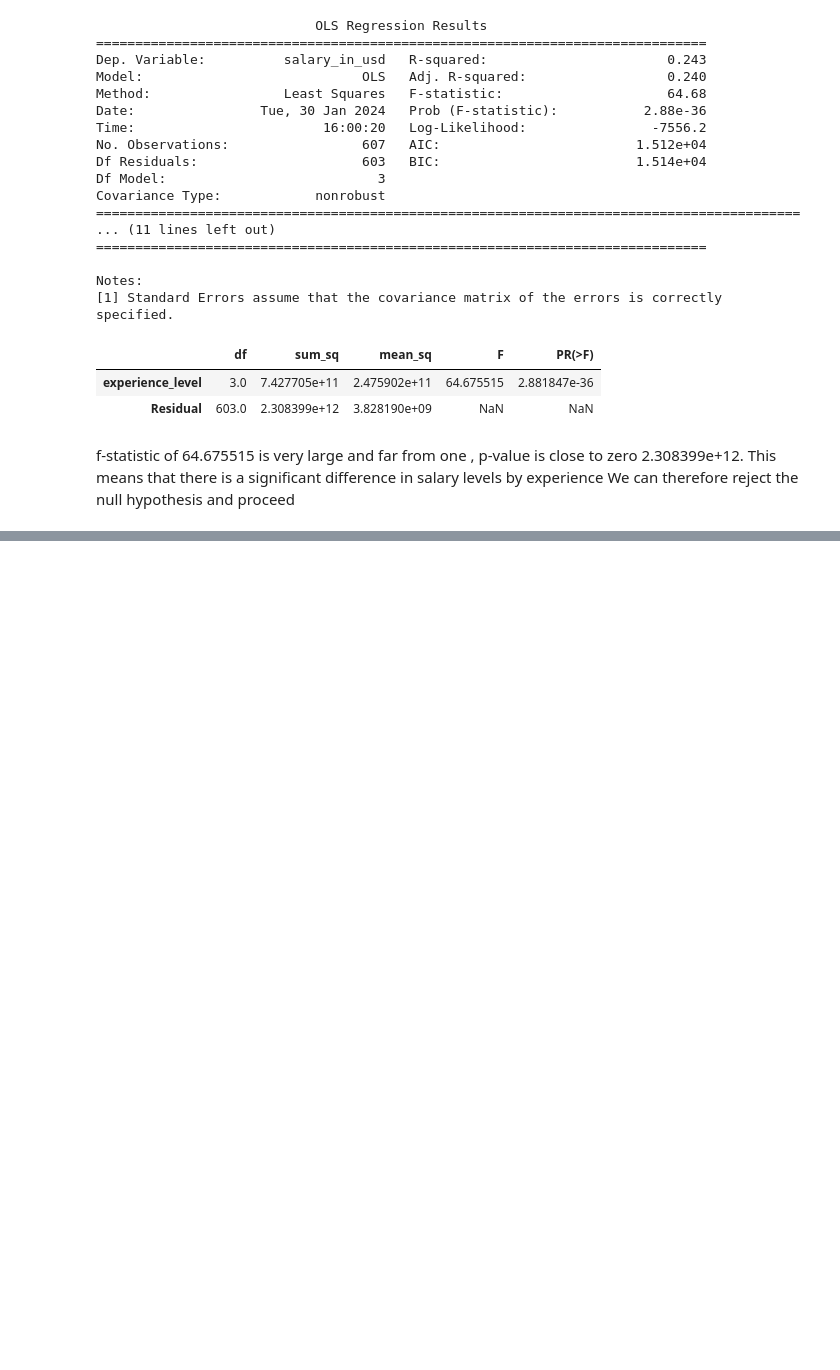
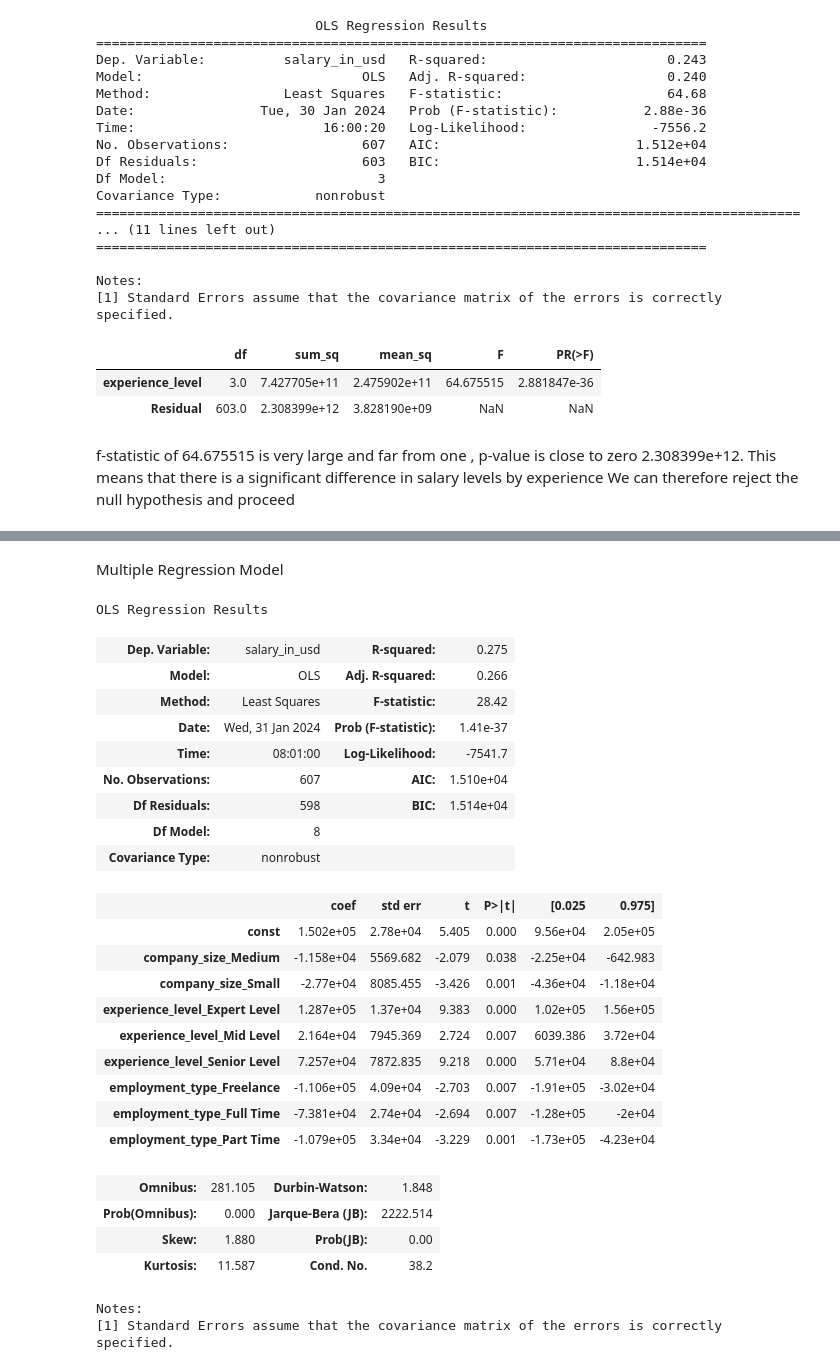
Before and after one commit to ed-gar-k/Phase-2-project, a Jupyter notebook: Untitled.ipynb, the cells around one changed output, grey strips where cells are left out. Drawn from its saved outputs; the diff is of its cells as text; code cells hidden in the pictures; blank space fills up the shorter version.

```diff
--- a/Untitled.ipynb
+++ b/Untitled.ipynb
@@ -530,0 +552,9 @@ mark down cell.
+# %%
+X1 = ds_e[['experience_level_Senior Level','experience_level_Expert Level','experience_level_Mid Level']]
+y1 = ds_e['salary_in_usd']
+
+predictors1 = sm.add_constant(X1)
+
+model1 = sm.OLS(y1, predictors1).fit()
+
+model1.summary()
@@ -530,0 +583,38 @@ mark down cell.
+# %% [markdown]
+Multiple Regression Model
+# %%
+X = ds_e.drop('salary_in_usd', axis=1)
+y= ds_e['salary_in_usd']
+
+predictors = sm.add_constant(X)
+
+model = sm.OLS(y, predictors).fit()
+
+model.summary()
+# %% [output]
+OLS Regression Results
+| Dep. Variable: | salary_in_usd | R-squared: | 0.275 |
+| Model: | OLS | Adj. R-squared: | 0.266 |
+| Method: | Least Squares | F-statistic: | 28.42 |
+| Date: | Wed, 31 Jan 2024 | Prob (F-statistic): | 1.41e-37 |
+| Time: | 08:01:00 | Log-Likelihood: | -7541.7 |
+| No. Observations: | 607 | AIC: | 1.510e+04 |
+| Df Residuals: | 598 | BIC: | 1.514e+04 |
+| Df Model: | 8 |  |  |
+| Covariance Type: | nonrobust |  |  |
+|  | coef | std err | t | P>|t| | [0.025 | 0.975] |
+| const | 1.502e+05 | 2.78e+04 | 5.405 | 0.000 | 9.56e+04 | 2.05e+05 |
+| company_size_Medium | -1.158e+04 | 5569.682 | -2.079 | 0.038 | -2.25e+04 | -642.983 |
+| company_size_Small | -2.77e+04 | 8085.455 | -3.426 | 0.001 | -4.36e+04 | -1.18e+04 |
+| experience_level_Expert Level | 1.287e+05 | 1.37e+04 | 9.383 | 0.000 | 1.02e+05 | 1.56e+05 |
+| experience_level_Mid Level | 2.164e+04 | 7945.369 | 2.724 | 0.007 | 6039.386 | 3.72e+04 |
+| experience_level_Senior Level | 7.257e+04 | 7872.835 | 9.218 | 0.000 | 5.71e+04 | 8.8e+04 |
+| employment_type_Freelance | -1.106e+05 | 4.09e+04 | -2.703 | 0.007 | -1.91e+05 | -3.02e+04 |
+| employment_type_Full Time | -7.381e+04 | 2.74e+04 | -2.694 | 0.007 | -1.28e+05 | -2e+04 |
+| employment_type_Part Time | -1.079e+05 | 3.34e+04 | -3.229 | 0.001 | -1.73e+05 | -4.23e+04 |
+| Omnibus: | 281.105 | Durbin-Watson: | 1.848 |
+| Prob(Omnibus): | 0.000 | Jarque-Bera (JB): | 2222.514 |
+| Skew: | 1.880 | Prob(JB): | 0.00 |
+| Kurtosis: | 11.587 | Cond. No. | 38.2 |
+Notes:
+[1] Standard Errors assume that the covariance matrix of the errors is correctly specified.
```
Also changed, not shown: parts of 12 cells of this notebook.
